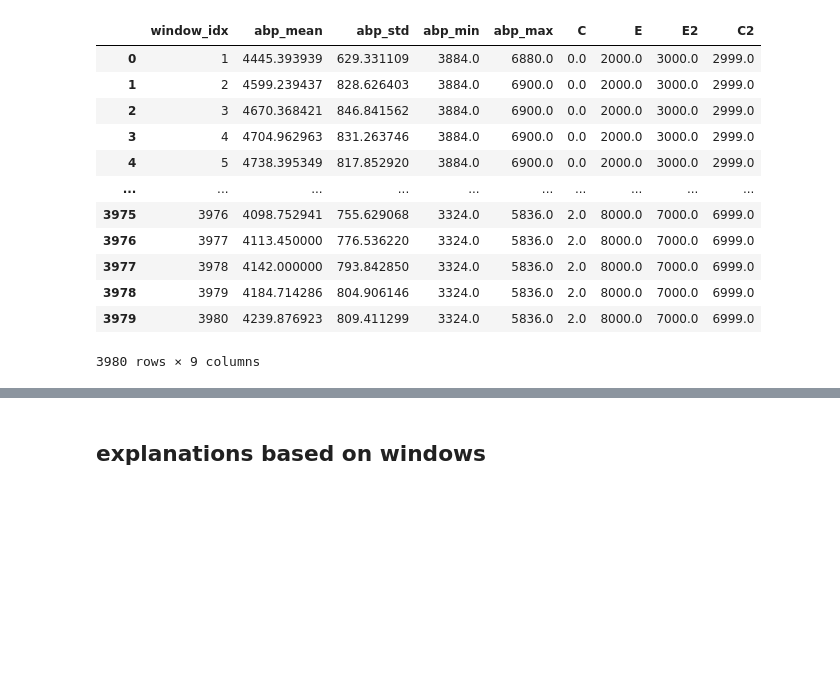
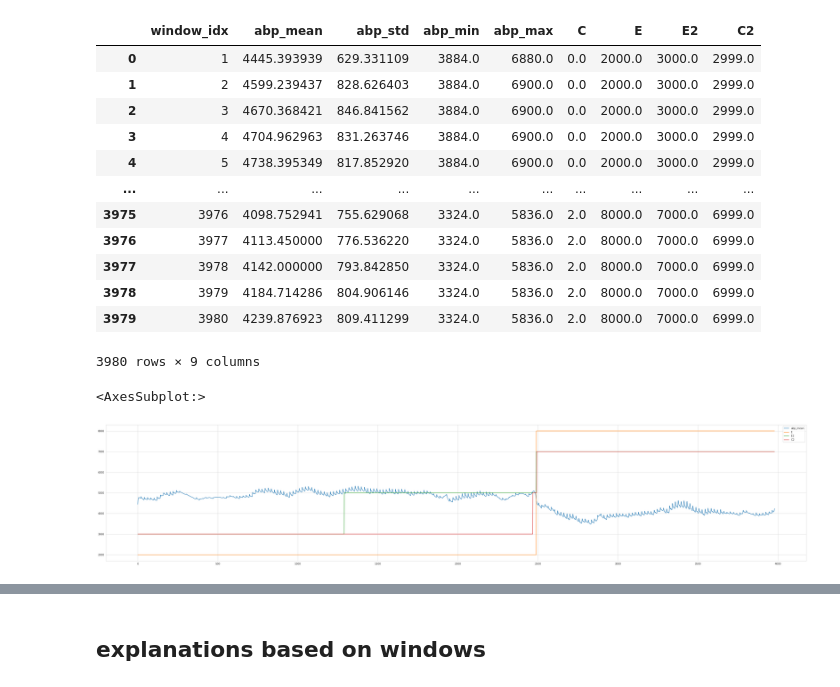
Before and after one commit to sbobek/knac, a Jupyter notebook: examples/knac_blood_pressure_v2.ipynb, the cells around one changed output, grey strips where cells are left out. Cells and saved outputs as stored; diff of their text form; code cells hidden in the pictures; blank space fills up the shorter version.

Commit message:
Use DeepVATS clustering (on window and observation levels) in KnAC
- add data_agg_by_window plots

```diff
--- a/examples/knac_blood_pressure_v2.ipynb
+++ b/examples/knac_blood_pressure_v2.ipynb
@@ -590,3 +587,8 @@ for 'window_idx'=1 got 'C2'=[2999]
 | 3978 | 3979 | 4184.714286 | 804.906146 | 3324.0 | 5836.0 | 2.0 | 8000.0 | 7000.0 | 6999.0 |
 | 3979 | 3980 | 4239.876923 | 809.411299 | 3324.0 | 5836.0 | 2.0 | 8000.0 | 7000.0 | 6999.0 |
 3980 rows × 9 columns
+# %%
+data_agg_by_window[["abp_mean", "E", "E2", "C2"]].plot()
+# %% [output]
+<AxesSubplot:>
+[figure, added]
```
Also changed, not shown: parts of 3 cells of this notebook.
